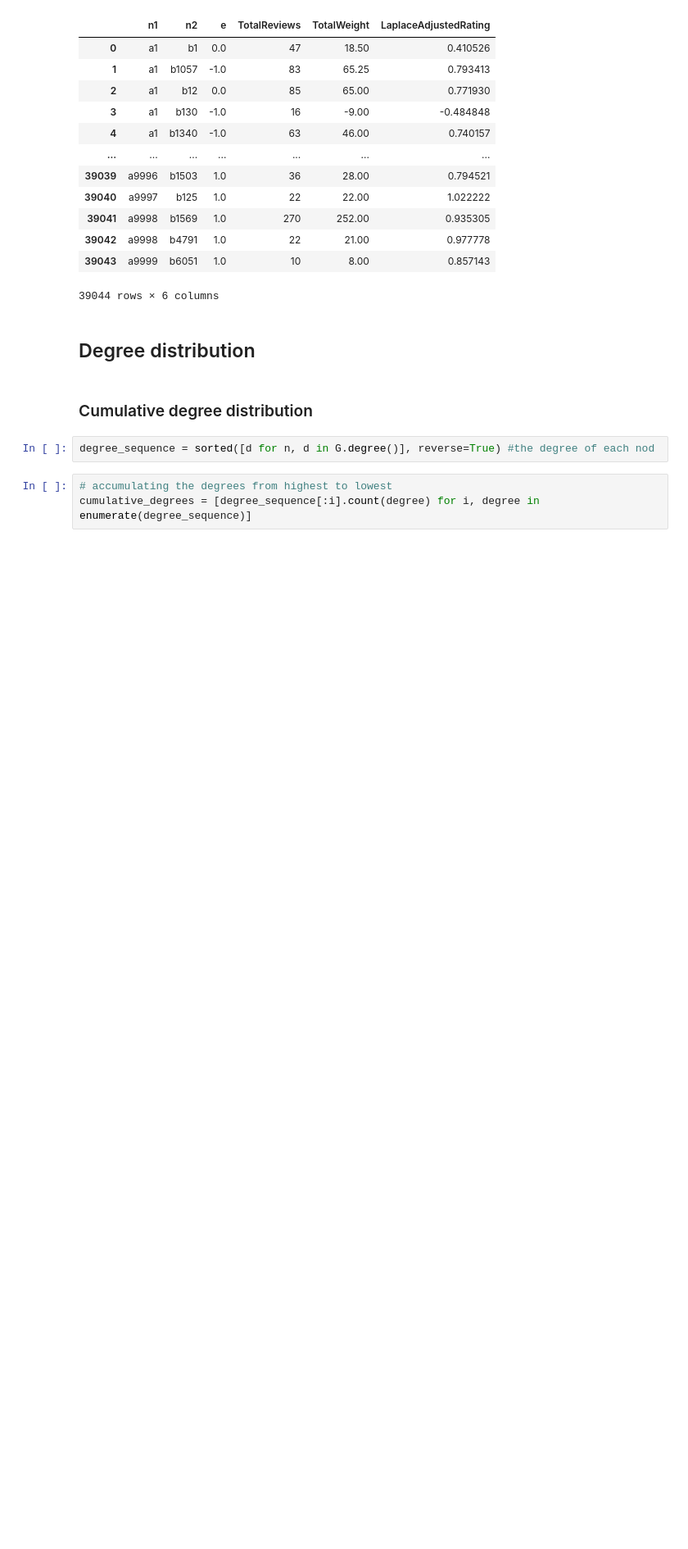
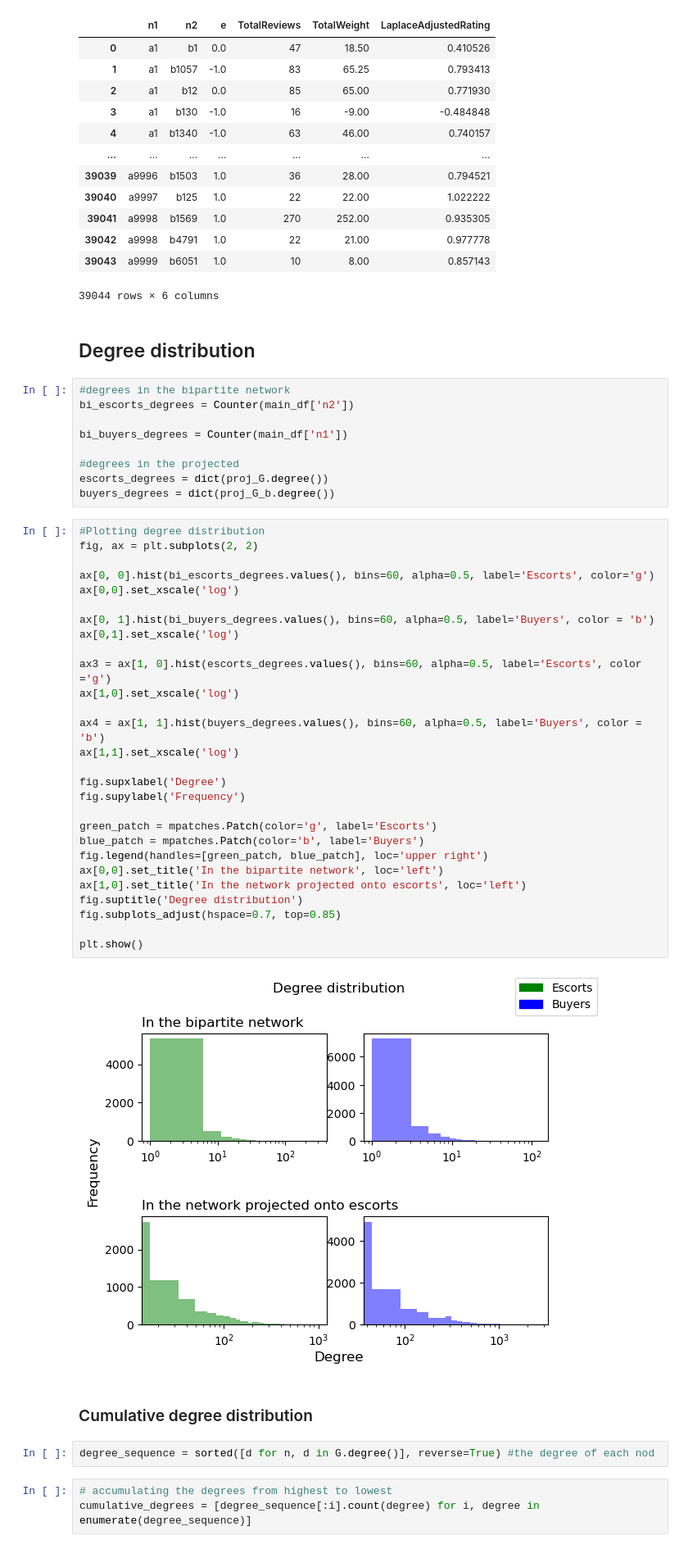
Before and after one commit to rsapeta/Network-Analysis, a Jupyter notebook: Escort/escort_analysis.ipynb, the cells around one changed output. Shown at 82% size. Drawn from its saved outputs; the diff is of its cells as text; blank space fills up the shorter version.

```diff
--- a/Escort/escort_analysis.ipynb
+++ b/Escort/escort_analysis.ipynb
@@ -222,6 +213,45 @@ df_test
 39044 rows × 6 columns
 # %% [markdown]
 ## Degree distribution
+# %%
+#degrees in the bipartite network
+bi_escorts_degrees = Counter(main_df['n2'])
+
+bi_buyers_degrees = Counter(main_df['n1'])
+
+#degrees in the projected
+escorts_degrees = dict(proj_G.degree())
+buyers_degrees = dict(proj_G_b.degree())
+# %%
+#Plotting degree distribution
+fig, ax = plt.subplots(2, 2)
+
+ax[0, 0].hist(bi_escorts_degrees.values(), bins=60, alpha=0.5, label='Escorts', color='g')
+ax[0,0].set_xscale('log')
+
+ax[0, 1].hist(bi_buyers_degrees.values(), bins=60, alpha=0.5, label='Buyers', color = 'b')
+ax[0,1].set_xscale('log')
+
+ax3 = ax[1, 0].hist(escorts_degrees.values(), bins=60, alpha=0.5, label='Escorts', color ='g')
+ax[1,0].set_xscale('log')
+
+ax4 = ax[1, 1].hist(buyers_degrees.values(), bins=60, alpha=0.5, label='Buyers', color = 'b')
+ax[1,1].set_xscale('log')
+
+fig.supxlabel('Degree')
+fig.supylabel('Frequency')
+
+green_patch = mpatches.Patch(color='g', label='Escorts')
+blue_patch = mpatches.Patch(color='b', label='Buyers')
+fig.legend(handles=[green_patch, blue_patch], loc='upper right')
+ax[0,0].set_title('In the bipartite network', loc='left')
+ax[1,0].set_title('In the network projected onto escorts', loc='left')
+fig.suptitle('Degree distribution')
+fig.subplots_adjust(hspace=0.7, top=0.85)
+
+plt.show()
+# %% [output]
+[figure, added]
 # %% [markdown]
 ### Cumulative degree distribution
 # %%
```
Also changed, not shown: parts of 38 cells of this notebook.
